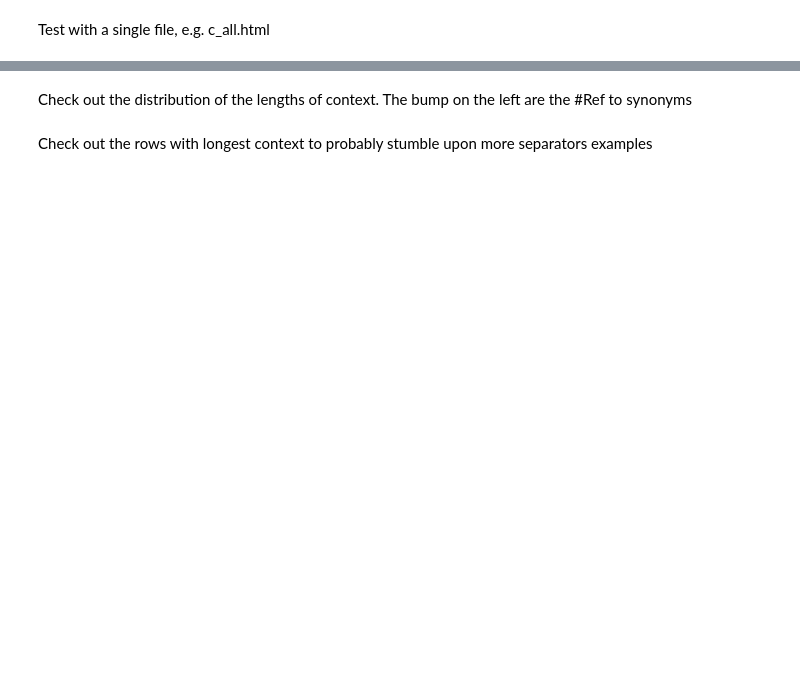
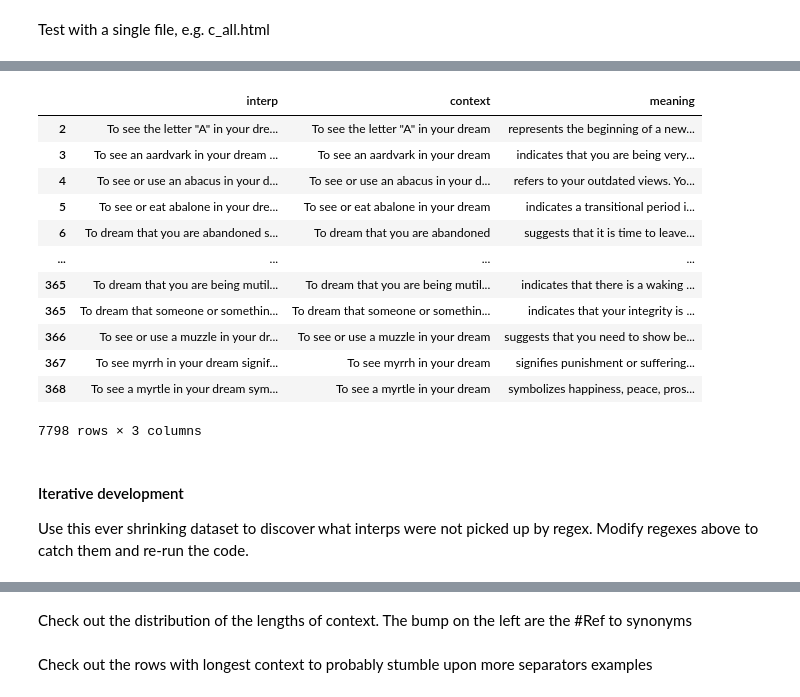
Before and after one commit to Barack-Samuni/Dream-Interpreter, a Jupyter notebook: Scraping.ipynb, the cells around one changed output, grey strips where cells are left out. Saved outputs shown, nothing was run; the diff lists cells and outputs as text; code cells hidden in the pictures; blank space fills up the shorter version.

```diff
--- a/Scraping.ipynb
+++ b/Scraping.ipynb
@@ -77,8 +94,11 @@ Their HTML structure, however, is anything but simple. So we had to build a high
 # %%
 # use this string to debug code near specific text in html
 breakpointstring = "your anchor text"
+debugging = False
 
 def brpt_anchor(val):
+    if not debugging:
+        return
     #if re.search(breakpointstring, tc):
     if breakpointstring.lower() in str(val).lower():
         print("found anchor text: ", breakpointstring, ", value: ", val)
@@ -370,24 +435,42 @@ print(expr2)
 # %%
 
 def custom_split(x):
     incoming = x["interp"]
 
     if "#Ref" in incoming:
         return incoming, incoming
     res1 = re.split(expr, incoming, maxsplit=1)
 
     res2 = re.split(expr2, incoming, maxsplit=1)
 
     # of the two, take the one where splitting keyword appears earliest in the sentence
     res = res1 if len(res1[0]) < len(res2[0]) else res2
 
     if(len(res) == 1 or len(res[0]) > 250):
         return None, incoming
 
     return res[0], "".join(res[1:])
 
 
 dataset[["context","meaning"]] = dataset.apply(custom_split, result_type='expand', axis=1)
 dataset["context_len"] = dataset.context.str.len()
-dataset
+dataset[["interp","context","meaning"]]
+# %% [output]
+|  | interp | context | meaning |
+| 2 | To see the letter "A" in your dre... | To see the letter "A" in your dream | represents the beginning of a new... |
+| 3 | To see an aardvark in your dream ... | To see an aardvark in your dream | indicates that you are being very... |
+| 4 | To see or use an abacus in your d... | To see or use an abacus in your d... | refers to your outdated views. Yo... |
+| 5 | To see or eat abalone in your dre... | To see or eat abalone in your dream | indicates a transitional period i... |
+| 6 | To dream that you are abandoned s... | To dream that you are abandoned | suggests that it is time to leave... |
+| ... | ... | ... | ... |
+| 365 | To dream that you are being mutil... | To dream that you are being mutil... | indicates that there is a waking ... |
+| 365 | To dream that someone or somethin... | To dream that someone or somethin... | indicates that your integrity is ... |
+| 366 | To see or use a muzzle in your dr... | To see or use a muzzle in your dream | suggests that you need to show be... |
+| 367 | To see myrrh in your dream signif... | To see myrrh in your dream | signifies punishment or suffering... |
+| 368 | To see a myrtle in your dream sym... | To see a myrtle in your dream | symbolizes happiness, peace, pros... |
+7798 rows × 3 columns
+# %% [markdown]
+#### Iterative development
+Use this ever shrinking dataset to discover what interps were not picked up by regex.
+Modify regexes above to catch them and re-run the code.
 # %%
```
Also changed, not shown: parts of 27 cells of this notebook.
